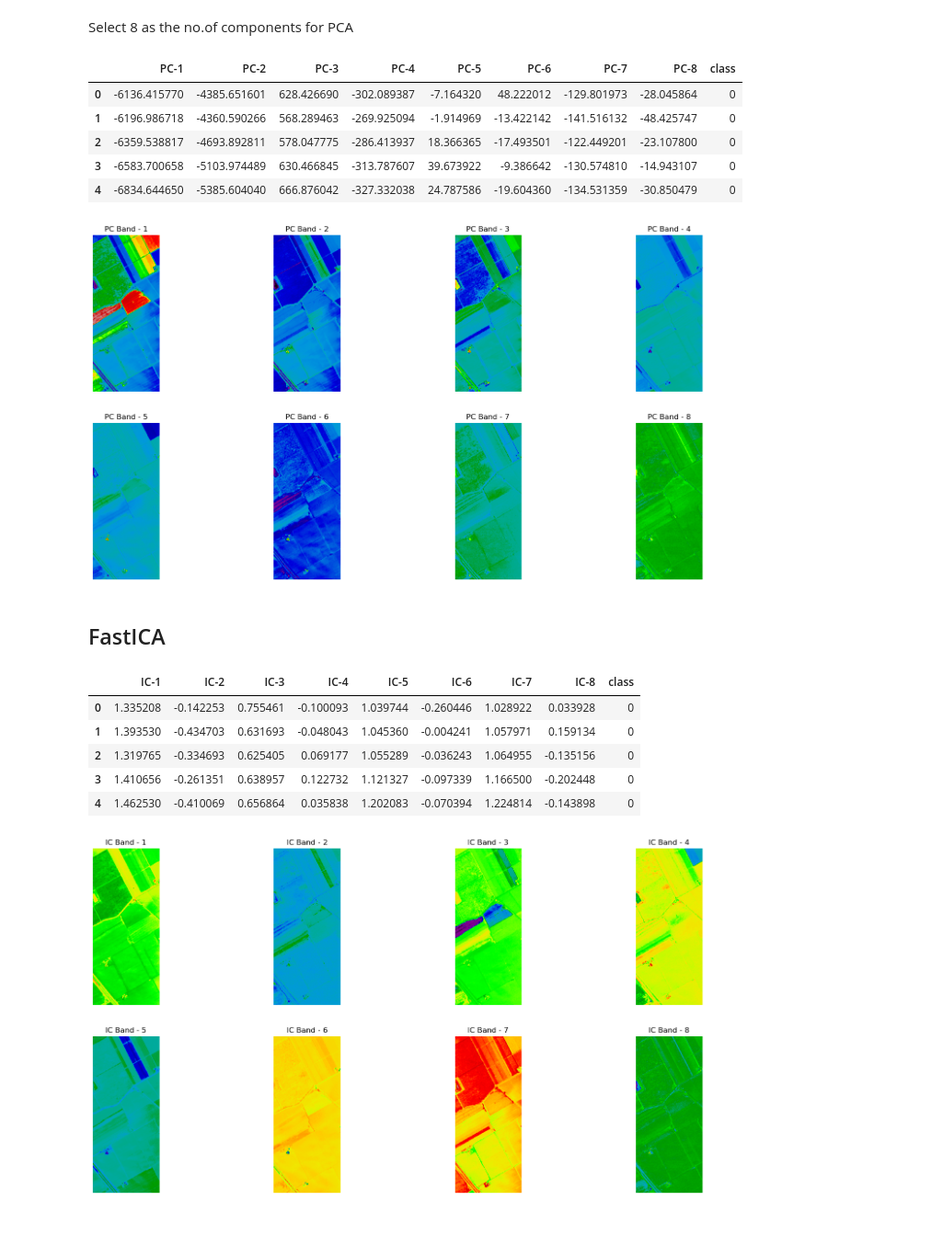
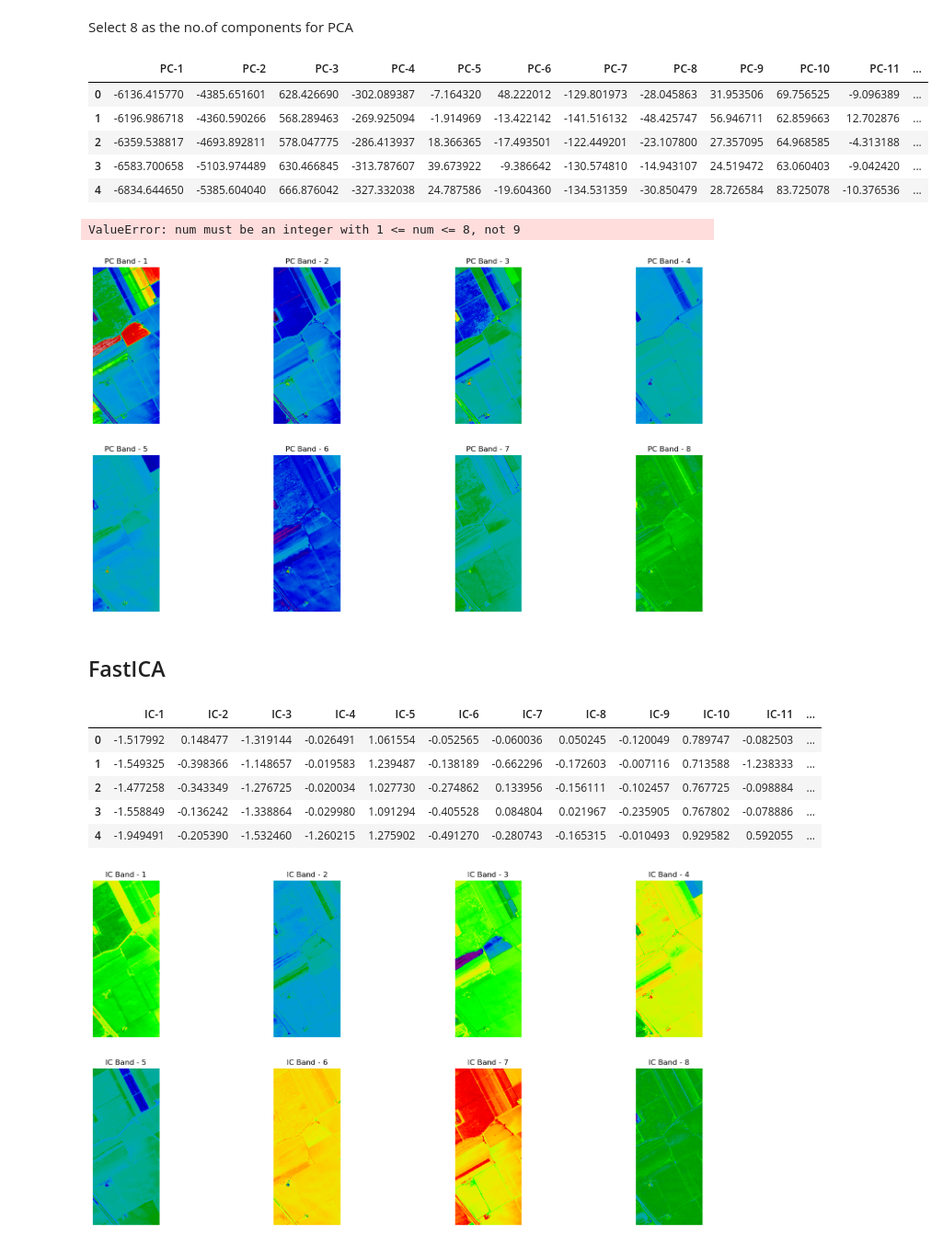
Before and after one commit to LuccaMartins/DS-Lab-1, a Jupyter notebook: dim_reduction.ipynb, the cells around one changed output. Shown at 92% size. Cells and saved outputs as stored; diff of their text form; code cells hidden in the pictures.

```diff
--- a/dim_reduction.ipynb
+++ b/dim_reduction.ipynb
@@ -13,13 +20,13 @@ Select the dataset you want to work with by setting the variable 'dataset_name'
 # %%
 def read_HSI(dataset):
     if dataset == 'Salinas':
-        X = loadmat('Datasets/Raw/Salinas/Salinas_corrected.mat')['salinas_corrected']
-        y = loadmat('Datasets/Raw/Salinas/Salinas_gt.mat')['salinas_gt']
+        X = loadmat('Datasets/Salinas/Salinas_corrected.mat')['salinas_corrected']
+        y = loadmat('Datasets/Salinas/Salinas_gt.mat')['salinas_gt']
         print(f"X shape: {X.shape}\ny shape: {y.shape}")
         return X, y
     elif dataset == 'Indian Pines':
-        X = loadmat('Datasets/Raw/Indian Pines/Indian_pines_corrected.mat')['indian_pines_corrected']
-        y = loadmat('Datasets/Raw/Indian Pines/Indian_pines_gt.mat')['indian_pines_gt']
+        X = loadmat('Datasets/Indian Pines/Indian_pines_corrected.mat')['indian_pines_corrected']
+        y = loadmat('Datasets/Indian Pines/Indian_pines_gt.mat')['indian_pines_gt']
         print(f"X shape: {X.shape}\ny shape: {y.shape}")
         return X, y
 
@@ -127,28 +134,29 @@ plt.show()
 # %% [markdown]
 Select 8 as the no.of components for PCA
 # %%
-n_components = 8
+n_components = 15
 # %%
 pca = PCA(n_components = n_components)
 dt = pca.fit_transform(df.iloc[:, :-1].values)
-q = pd.concat([pd.DataFrame(data = dt), pd.DataFrame(data = y.ravel())], axis = 1)
-q.columns = [f'PC-{i}' for i in range(1,9)]+['class']
+df_pca = pd.concat([pd.DataFrame(data = dt), pd.DataFrame(data = y.ravel())], axis = 1)
+df_pca.columns = [f'PC-{i}' for i in range(1,n_components+1)]+['class']
 
-q.head()
+df_pca.head()
 # %% [output]
-|  | PC-1 | PC-2 | PC-3 | PC-4 | PC-5 | PC-6 | PC-7 | PC-8 | class |
-| 0 | -6136.415770 | -4385.651601 | 628.426690 | -302.089387 | -7.164320 | 48.222012 | -129.801973 | -28.045864 | 0 |
-| 1 | -6196.986718 | -4360.590266 | 568.289463 | -269.925094 | -1.914969 | -13.422142 | -141.516132 | -48.425747 | 0 |
-| 2 | -6359.538817 | -4693.892811 | 578.047775 | -286.413937 | 18.366365 | -17.493501 | -122.449201 | -23.107800 | 0 |
-| 3 | -6583.700658 | -5103.974489 | 630.466845 | -313.787607 | 39.673922 | -9.386642 | -130.574810 | -14.943107 | 0 |
-| 4 | -6834.644650 | -5385.604040 | 666.876042 | -327.332038 | 24.787586 | -19.604360 | -134.531359 | -30.850479 | 0 |
+|  | PC-1 | PC-2 | PC-3 | PC-4 | PC-5 | PC-6 | PC-7 | PC-8 | PC-9 | PC-10 | PC-11 | ... |
+| 0 | -6136.415770 | -4385.651601 | 628.426690 | -302.089387 | -7.164320 | 48.222012 | -129.801973 | -28.045863 | 31.953506 | 69.756525 | -9.096389 | ... |
+| 1 | -6196.986718 | -4360.590266 | 568.289463 | -269.925094 | -1.914969 | -13.422142 | -141.516132 | -48.425747 | 56.946711 | 62.859663 | 12.702876 | ... |
+| 2 | -6359.538817 | -4693.892811 | 578.047775 | -286.413937 | 18.366365 | -17.493501 | -122.449201 | -23.107800 | 27.357095 | 64.968585 | -4.313188 | ... |
+| 3 | -6583.700658 | -5103.974489 | 630.466845 | -313.787607 | 39.673922 | -9.386642 | -130.574810 | -14.943107 | 24.519472 | 63.060403 | -9.042420 | ... |
+| 4 | -6834.644650 | -5385.604040 | 666.876042 | -327.332038 | 24.787586 | -19.604360 | -134.531359 | -30.850479 | 28.726584 | 83.725078 | -10.376536 | ... |
 # %%
 fig = plt.figure(figsize = (20, 10))
 
-for i in range(1, 1+8):
+for i in range(1, 1+n_components):
     fig.add_subplot(2,4, i)
-    plt.imshow(q.loc[:, f'PC-{i}'].values.reshape(y.shape[0], y.shape[1]), cmap='nipy_spectral')
+    plt.imshow(df_pca.loc[:, f'PC-{i}'].values.reshape(y.shape[0], y.shape[1]), cmap='nipy_spectral')
     plt.axis('off')
     plt.title(f'PC Band - {i}')
 # %% [output]
+ValueError: num must be an integer with 1 <= num <= 8, not 9
 [figure]
@@ -164,17 +176,17 @@ fast_ica = FastICA(n_components=n_components,
          random_state=0,
          whiten='unit-variance')
 dt = fast_ica.fit_transform(df.iloc[:, :-1].values)
-q = pd.concat([pd.DataFrame(data = dt), pd.DataFrame(data = y.ravel())], axis = 1)
-q.columns = [f'IC-{i}' for i in range(1,9)]+['class']
+df_ica = pd.concat([pd.DataFrame(data = dt), pd.DataFrame(data = y.ravel())], axis = 1)
+df_ica.columns = [f'IC-{i}' for i in range(1,n_components+1)]+['class']
 
-q.head()
+df_ica.head()
 # %% [output]
-|  | IC-1 | IC-2 | IC-3 | IC-4 | IC-5 | IC-6 | IC-7 | IC-8 | class |
-| 0 | 1.335208 | -0.142253 | 0.755461 | -0.100093 | 1.039744 | -0.260446 | 1.028922 | 0.033928 | 0 |
-| 1 | 1.393530 | -0.434703 | 0.631693 | -0.048043 | 1.045360 | -0.004241 | 1.057971 | 0.159134 | 0 |
-| 2 | 1.319765 | -0.334693 | 0.625405 | 0.069177 | 1.055289 | -0.036243 | 1.064955 | -0.135156 | 0 |
-| 3 | 1.410656 | -0.261351 | 0.638957 | 0.122732 | 1.121327 | -0.097339 | 1.166500 | -0.202448 | 0 |
-| 4 | 1.462530 | -0.410069 | 0.656864 | 0.035838 | 1.202083 | -0.070394 | 1.224814 | -0.143898 | 0 |
+|  | IC-1 | IC-2 | IC-3 | IC-4 | IC-5 | IC-6 | IC-7 | IC-8 | IC-9 | IC-10 | IC-11 | ... |
+| 0 | -1.517992 | 0.148477 | -1.319144 | -0.026491 | 1.061554 | -0.052565 | -0.060036 | 0.050245 | -0.120049 | 0.789747 | -0.082503 | ... |
+| 1 | -1.549325 | -0.398366 | -1.148657 | -0.019583 | 1.239487 | -0.138189 | -0.662296 | -0.172603 | -0.007116 | 0.713588 | -1.238333 | ... |
+| 2 | -1.477258 | -0.343349 | -1.276725 | -0.020034 | 1.027730 | -0.274862 | 0.133956 | -0.156111 | -0.102457 | 0.767725 | -0.098884 | ... |
+| 3 | -1.558849 | -0.136242 | -1.338864 | -0.029980 | 1.091294 | -0.405528 | 0.084804 | 0.021967 | -0.235905 | 0.767802 | -0.078886 | ... |
+| 4 | -1.949491 | -0.205390 | -1.532460 | -1.260215 | 1.275902 | -0.491270 | -0.280743 | -0.165315 | -0.010493 | 0.929582 | 0.592055 | ... |
 # %%
 fig = plt.figure(figsize = (20, 10))
 
```
Also changed, not shown: parts of 10 cells of this notebook, 50 other files.
